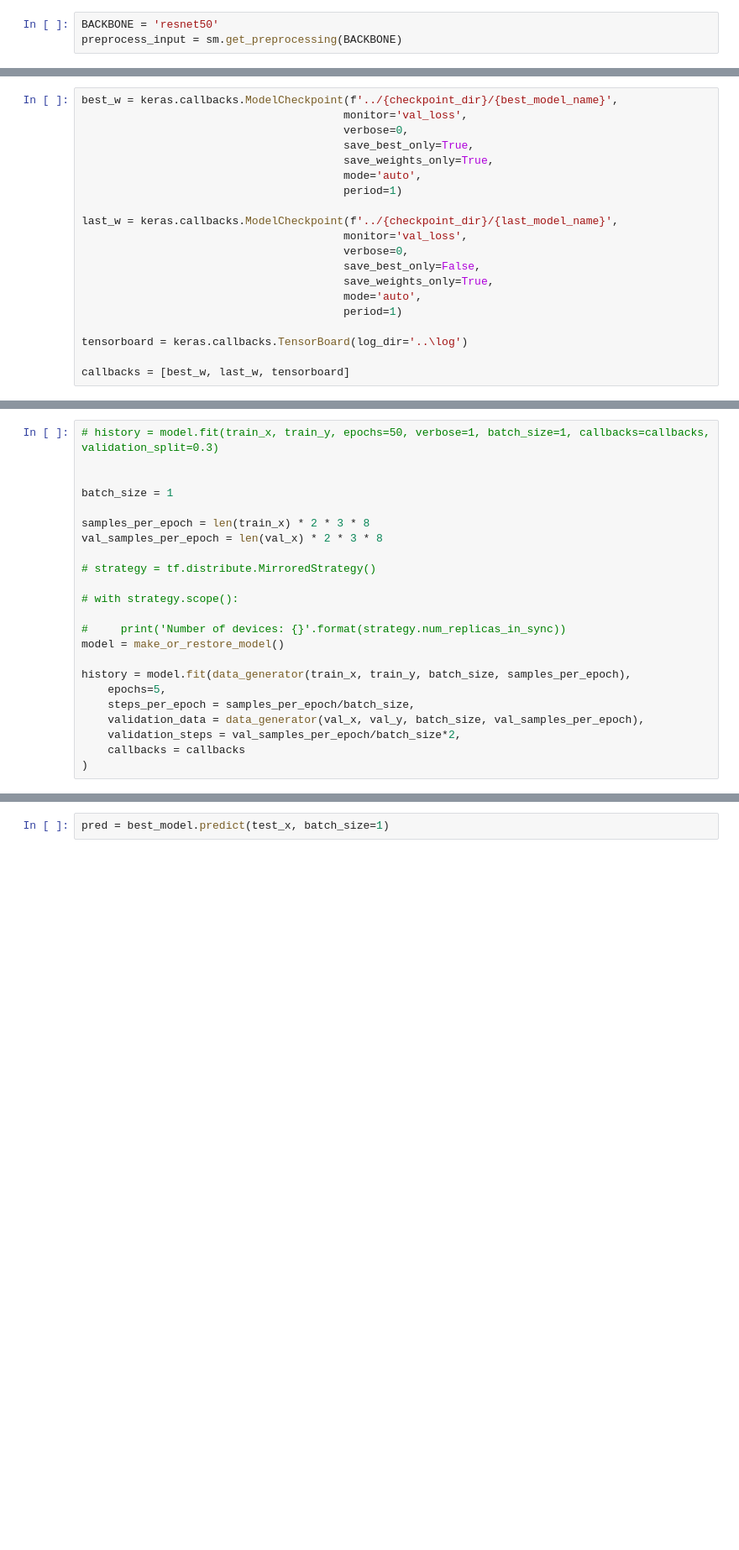
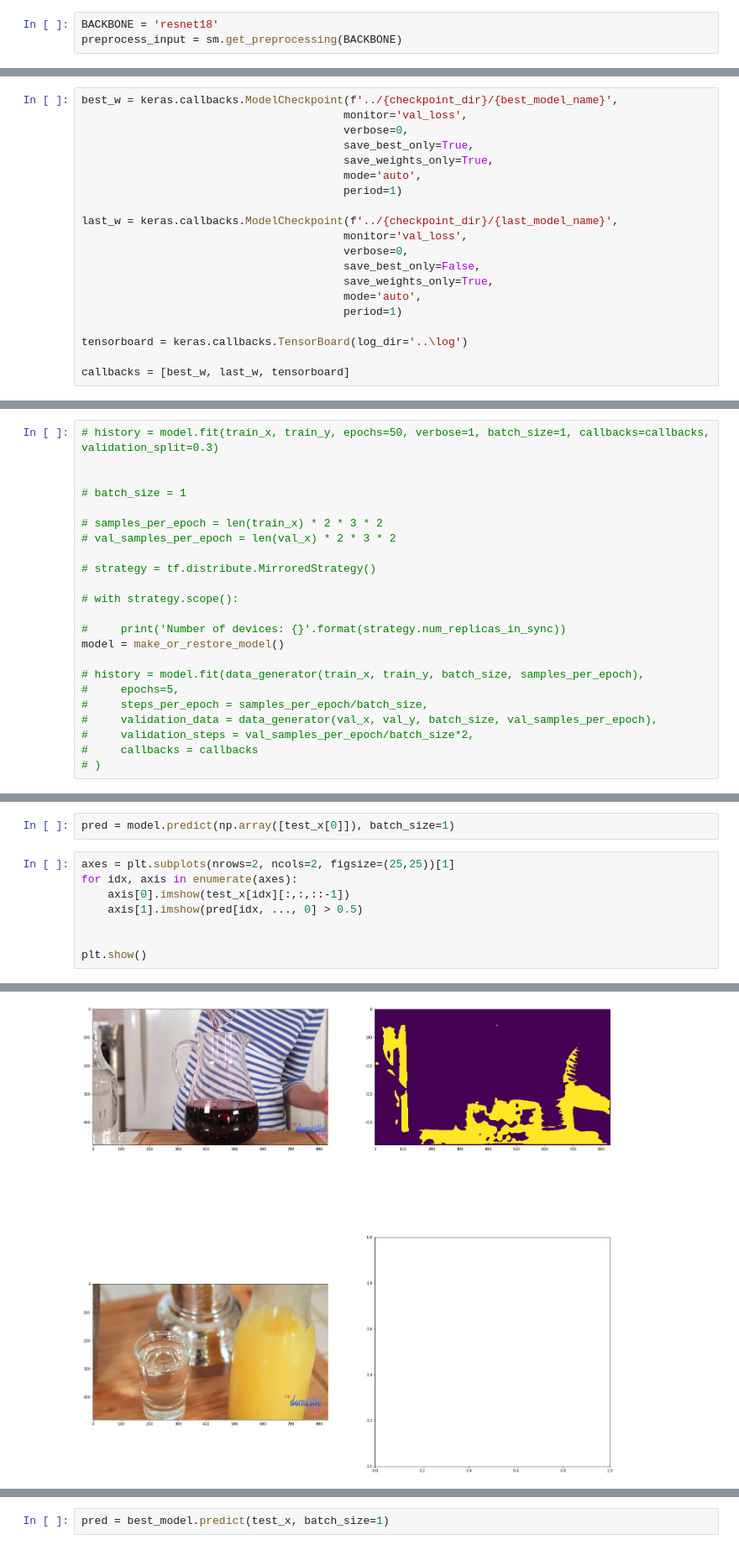
Before and after one commit to iliskhan/keras_plant_segmentation, a Jupyter notebook: scripts/train.ipynb, the cells around one changed output, grey strips where cells are left out. Shown at 84% size. Saved outputs shown, nothing was run; the diff lists cells and outputs as text; blank space fills up the shorter version.

```diff
--- a/scripts/train.ipynb
+++ b/scripts/train.ipynb
@@ -166,7 +169,7 @@ plt.show()
 # %% [output]
 [figure]
 # %%
-BACKBONE = 'resnet50'
+BACKBONE = 'resnet18'
 preprocess_input = sm.get_preprocessing(BACKBONE)
 # %%
 best_model_name = f'fcn_best_{BACKBONE}.h5'
@@ -266,10 +269,10 @@ def data_generator(X, Y, batch_size, samples_per_epoch):
 # history = model.fit(train_x, train_y, epochs=50, verbose=1, batch_size=1, callbacks=callbacks, validation_split=0.3)
 
 
-batch_size = 1
+# batch_size = 1
 
-samples_per_epoch = len(train_x) * 2 * 3 * 8
-val_samples_per_epoch = len(val_x) * 2 * 3 * 8
+# samples_per_epoch = len(train_x) * 2 * 3 * 2
+# val_samples_per_epoch = len(val_x) * 2 * 3 * 2
 
 # strategy = tf.distribute.MirroredStrategy()
 
@@ -278,12 +281,12 @@ val_samples_per_epoch = len(val_x) * 2 * 3 * 8
 #     print('Number of devices: {}'.format(strategy.num_replicas_in_sync))
 model = make_or_restore_model()
 
-history = model.fit(data_generator(train_x, train_y, batch_size, samples_per_epoch),
-    epochs=5,
-    steps_per_epoch = samples_per_epoch/batch_size,
-    validation_data = data_generator(val_x, val_y, batch_size, val_samples_per_epoch),
-    validation_steps = val_samples_per_epoch/batch_size*2,
-    callbacks = callbacks
-)
+# history = model.fit(data_generator(train_x, train_y, batch_size, samples_per_epoch),
+#     epochs=5,
+#     steps_per_epoch = samples_per_epoch/batch_size,
+#     validation_data = data_generator(val_x, val_y, batch_size, val_samples_per_epoch),
+#     validation_steps = val_samples_per_epoch/batch_size*2,
+#     callbacks = callbacks
+# )
 # %% [output]
 Restoring best model
@@ -312,0 +318,11 @@ plt.show()
+# %%
+pred = model.predict(np.array([test_x[0]]), batch_size=1)
+# %%
+axes = plt.subplots(nrows=2, ncols=2, figsize=(25,25))[1]
+for idx, axis in enumerate(axes):
+    axis[0].imshow(test_x[idx][:,:,::-1])
+    axis[1].imshow(pred[idx, ..., 0] > 0.5)
+
+
+plt.show()
+# %% [output]
@@ -312,0 +330 @@ plt.show()
+[figure, added]
```
Also changed, not shown: parts of 15 cells of this notebook, 1 other file.
